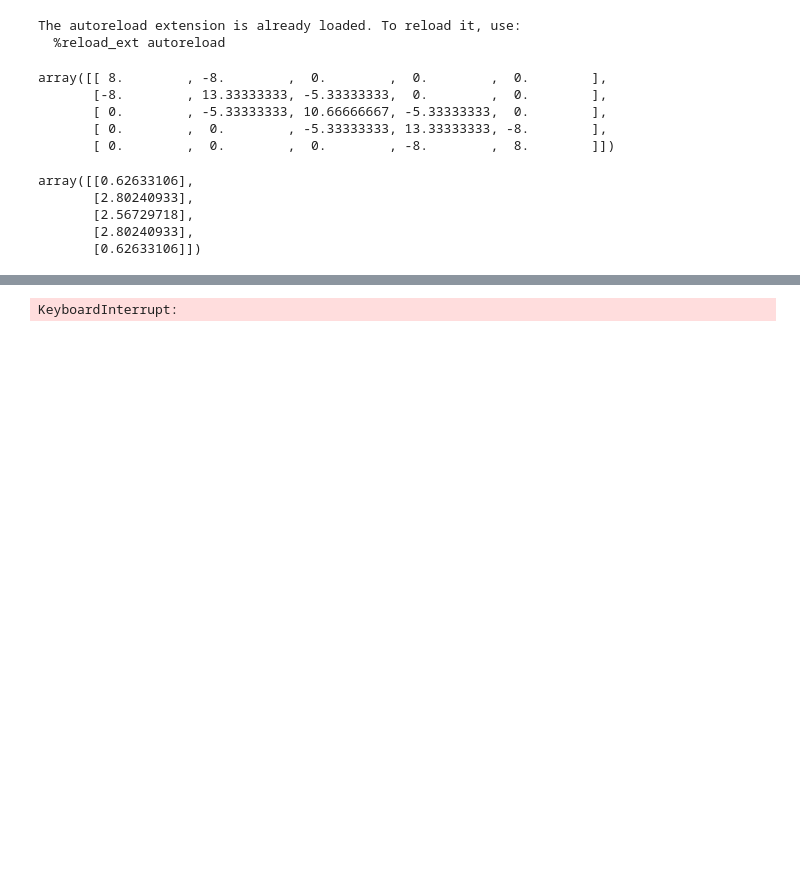
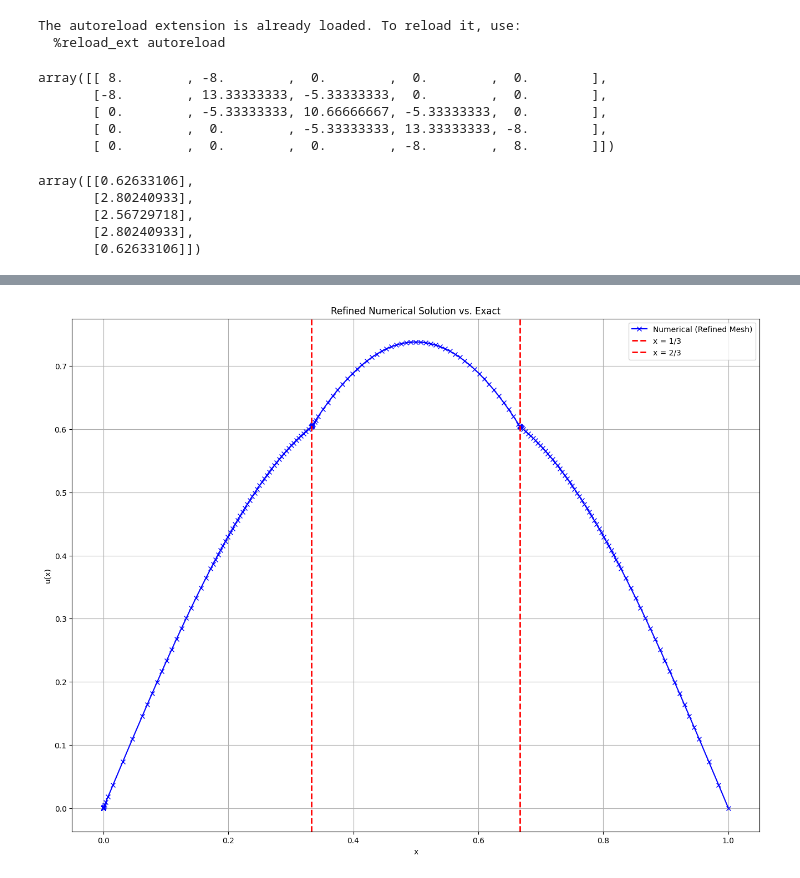
Before and after one commit to weiyuanoh/FYP, a Jupyter notebook: problem 4 test 3.ipynb, the cells around one changed output, grey strips where cells are left out. Saved outputs shown, nothing was run; the diff lists cells and outputs as text; code cells hidden in the pictures; blank space fills up the shorter version.

```diff
--- a/problem 4 test 3.ipynb
+++ b/problem 4 test 3.ipynb
@@ -264,7 +264,10 @@ def energy_norm(approximation):
 
 def assemble_nodal_values(C):
     C = np.asarray(C)  # Ensure C is a NumPy array.
-    return np.concatenate(([[0.0]], C, [[0.0]]))
+    # If C is 1D, reshape it to a column vector
+    if C.ndim == 1:
+        C = C.reshape(-1, 1)
+    return np.concatenate(([[0.0]], C, [[0.0]]), axis=0)
 # %%
 import matplotlib.pyplot as plt
 def solve(l):
@@ -453,21 +456,6 @@ def sum_of_error(i, mesh, nodal):
 def sum_of_error_list(mesh, nodal):
     return [sum_of_error(i, mesh, nodal) for i in range(len(mesh) - 1)]
 
-def dorfler_marking(errors, theta):
-    errors= np.asarray(errors)
-    total_error = np.sum(errors)
-    sorted_indices = np.argsort(-errors)
-    cum_sum = np.cumsum(errors[sorted_indices])
-
-    # Find the minimal number of elements required so that the cumulative sum
-    # reaches at least theta * total_error.
-    # np.searchsorted returns the index of the first element where the condition holds.
-    num_marked = np.searchsorted(cum_sum, theta * total_error) + 1
-
-    # The marked element indices (using our convention, these are indices in the original ordering)
-    marked_indices = sorted_indices[:num_marked]
-
-    return marked_indices.tolist()
 
 def refine_mesh(mesh, element_index):
     """
@@ -486,22 +474,21 @@ def element_selection(errors, epsilon):
     return a list of element indices to refine (sorted in descending order).
     """
     errors = np.asarray(errors)
-    max_error = np.max(errors)
-    # Mark elements for which the error is >= theta * max_error.
-    marked_indices = np.where(errors >= epsilon* max_error)[0]
-    return marked_indices.tolist()
+    # Find all indices where error exceeds epsilon.
+    indices = np.nonzero(errors > epsilon)[0]
+    # Sort in descending order so that when refining, index shifts are avoided.
+    indices = np.sort(indices)[::-1]
+    return indices.tolist()
 
-def element_refinement(mesh, element_indices, tol = 1e-20):
-    mesh_arr = np.array(mesh).flatten()
-    element_indices = np.array(element_indices, dtype=int).flatten()
+def element_refinement(mesh, element_indices):
+    mesh_arr = np.array(mesh)
+    element_indices = np.array(element_indices, dtype=int)
 
+    # Compute midpoints for each marked element.
     midpoints = 0.5 * (mesh_arr[element_indices] + mesh_arr[element_indices + 1])
 
-    # Combine and remove duplicates within a tolerance
+    # Concatenate the original mesh with the new midpoints, then sort.
     new_mesh = np.sort(np.concatenate((mesh_arr, midpoints)))
-    # Remove duplicates: Here we use np.diff and a tolerance.
-    diff = np.diff(new_mesh)
-    new_mesh = new_mesh[np.concatenate(([True], diff > tol))]
     return new_mesh.tolist()
 # %%
 def refinement_loop(epsilon):
@@ -569,7 +547,7 @@ import numpy as np
 import matplotlib.pyplot as plt
 
 
-mesh, c_sol, enorm_history = refinement_loop(epsilon=0.9)
+mesh, c_sol, enorm_history = refinement_loop(epsilon=0.0001)
 
 
 nodal = assemble_nodal_values(c_sol)
@@ -635 +613 @@ Refined mesh: [0.0, 2.9802322387695312e-08, 5.960464477539063e-08, 1.19209289550
-KeyboardInterrupt:
+[figure, added]
```
Also changed, not shown: parts of 2 cells of this notebook, 3 other files.
